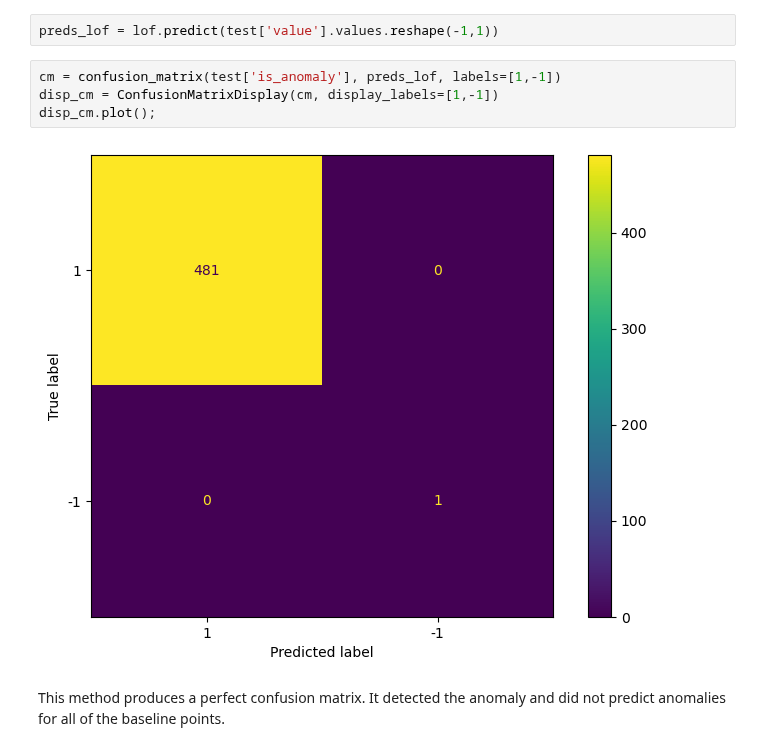
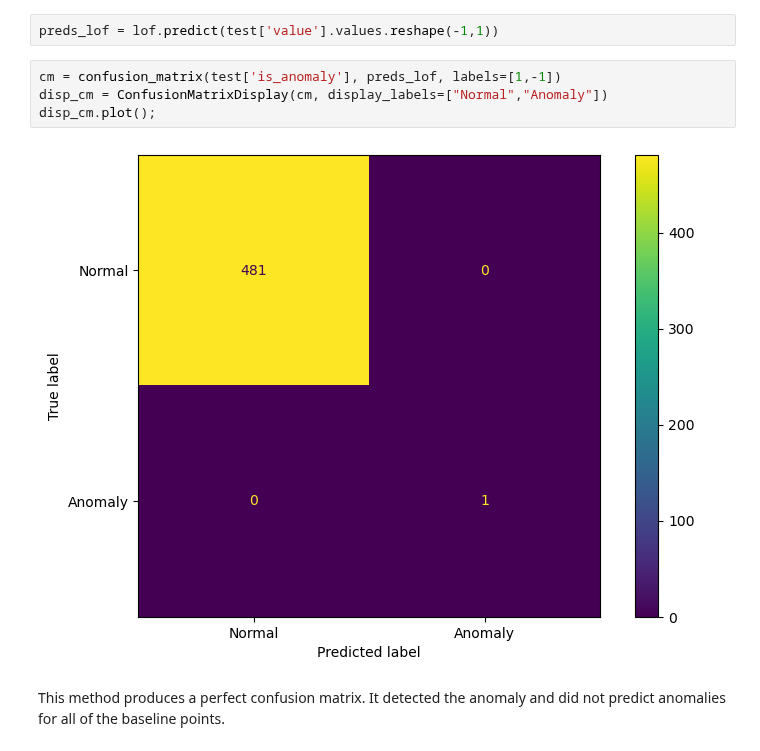
Before and after one commit to jwd164/data-science-training, a Jupyter notebook: 05 - Anomaly Detection/ML Anomaly Detection.ipynb, the cells around one changed output. Cells and saved outputs as stored; diff of their text form.

Commit message:
Update ML anomaly detection notebook
Co-Authored-By: Claude Haiku 5.5 <noreply@anthropic.com>

```diff
--- a/05 - Anomaly Detection/ML Anomaly Detection.ipynb
+++ b/05 - Anomaly Detection/ML Anomaly Detection.ipynb
@@ -252,9 +252,9 @@ LocalOutlierFactor(contamination=0.00028169014084507044, novelty=True)
 preds_lof = lof.predict(test['value'].values.reshape(-1,1))
 # %%
 cm = confusion_matrix(test['is_anomaly'], preds_lof, labels=[1,-1])
-disp_cm = ConfusionMatrixDisplay(cm, display_labels=[1,-1])
+disp_cm = ConfusionMatrixDisplay(cm, display_labels=["Normal","Anomaly"])
 disp_cm.plot();
 # %% [output]
-[figure, old version]
+[figure, new version]
 # %% [markdown]
 This method produces a perfect confusion matrix.  It detected the anomaly and did not predict anomalies for all of the baseline points.
```
